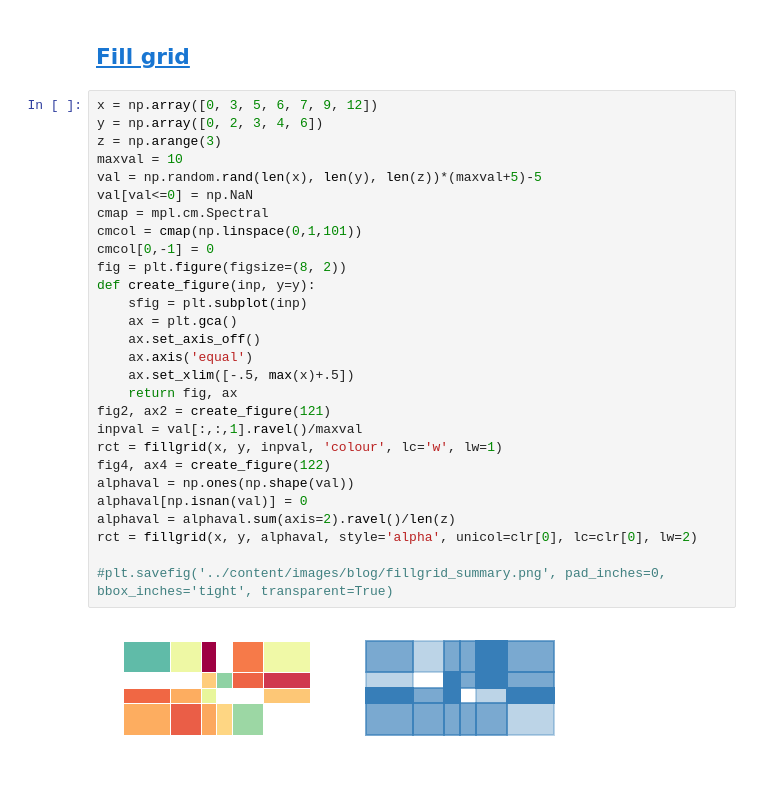
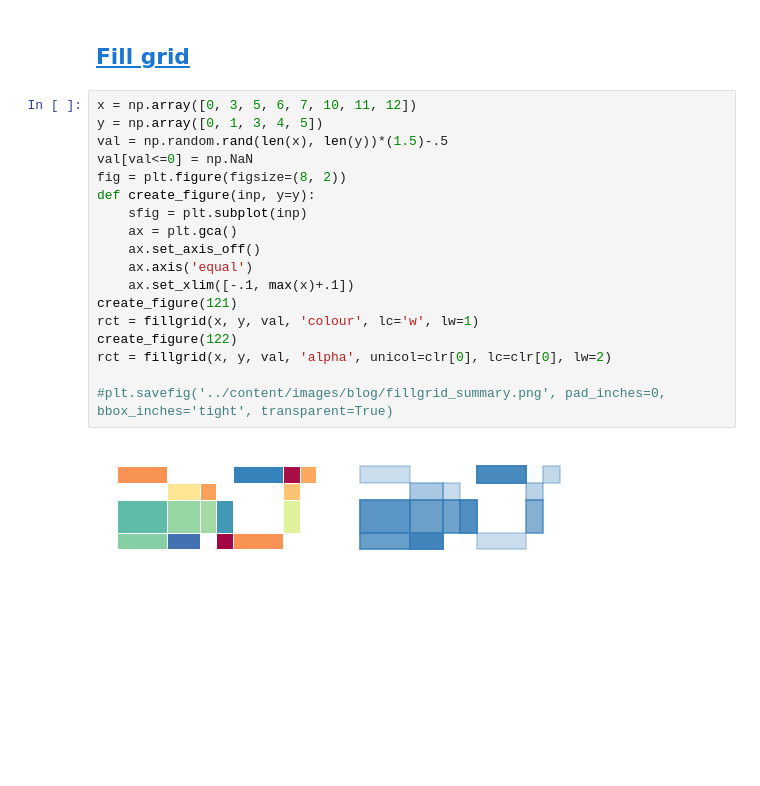
Before and after one commit to prisae/blog-notebooks, a Jupyter notebook: SummaryPlots.ipynb, the cells around one changed output. Drawn from its saved outputs; the diff is of its cells as text; blank space fills up the shorter version.

```diff
--- a/SummaryPlots.ipynb
+++ b/SummaryPlots.ipynb
@@ -84,32 +84,22 @@ rc('text', color='black')
 # %% [markdown]
 ## [Fill grid](http://werthmuller.org/blog/2014/fillgrid)
 # %%
-x = np.array([0, 3, 5, 6, 7, 9, 12])
-y = np.array([0, 2, 3, 4, 6])
-z = np.arange(3)
-maxval = 10
-val = np.random.rand(len(x), len(y), len(z))*(maxval+5)-5
+x = np.array([0, 3, 5, 6, 7, 10, 11, 12])
+y = np.array([0, 1, 3, 4, 5])
+val = np.random.rand(len(x), len(y))*(1.5)-.5
 val[val<=0] = np.NaN
-cmap = mpl.cm.Spectral
-cmcol = cmap(np.linspace(0,1,101))
-cmcol[0,-1] = 0
 fig = plt.figure(figsize=(8, 2))
 def create_figure(inp, y=y):
     sfig = plt.subplot(inp)
     ax = plt.gca()
     ax.set_axis_off()
     ax.axis('equal')
-    ax.set_xlim([-.5, max(x)+.5])
-    return fig, ax
-fig2, ax2 = create_figure(121)
-inpval = val[:,:,1].ravel()/maxval
-rct = fillgrid(x, y, inpval, 'colour', lc='w', lw=1)
-fig4, ax4 = create_figure(122)
-alphaval = np.ones(np.shape(val))
-alphaval[np.isnan(val)] = 0
-alphaval = alphaval.sum(axis=2).ravel()/len(z)
-rct = fillgrid(x, y, alphaval, style='alpha', unicol=clr[0], lc=clr[0], lw=2)
+    ax.set_xlim([-.1, max(x)+.1])
+create_figure(121)
+rct = fillgrid(x, y, val, 'colour', lc='w', lw=1)
+create_figure(122)
+rct = fillgrid(x, y, val, 'alpha', unicol=clr[0], lc=clr[0], lw=2)
 
 #plt.savefig('../content/images/blog/fillgrid_summary.png', pad_inches=0, bbox_inches='tight', transparent=True)
 # %% [output]
-[figure, old version]
+[figure, new version]
```
Also changed, not shown: 2 other files.
